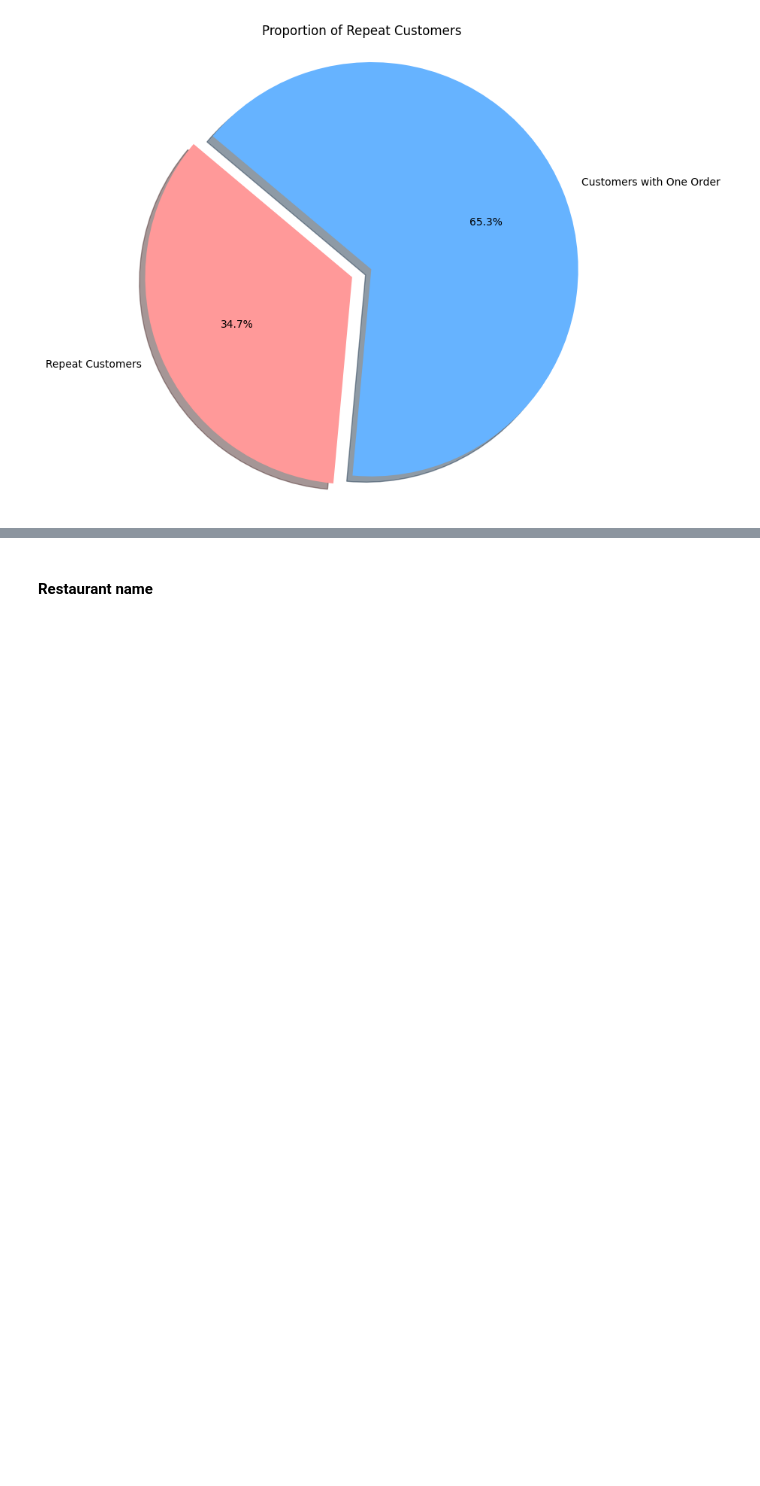
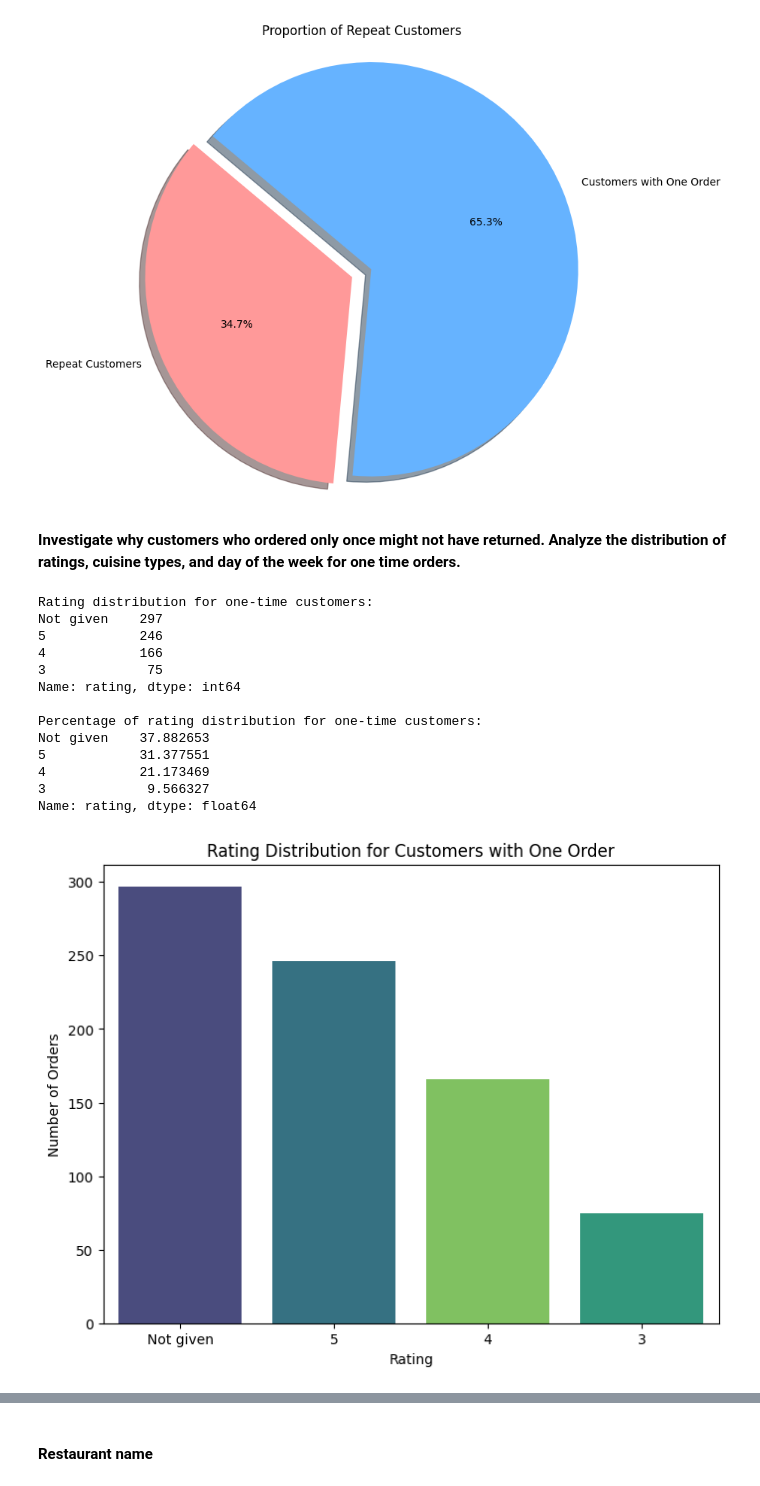
Before and after one commit to RashmiJK/PGP-AIML-FoodHub-EDA, a Jupyter notebook: analyze_foodhub_orders.ipynb, the cells around one changed output, grey strips where cells are left out. Drawn from its saved outputs; the diff is of its cells as text; code cells hidden in the pictures; blank space fills up the shorter version.

```diff
--- a/analyze_foodhub_orders.ipynb
+++ b/analyze_foodhub_orders.ipynb
@@ -274,3 +274,41 @@ plt.axis('equal')
 plt.show()
 # %% [output]
 [figure]
+# %% [markdown]
+**Investigate why customers who ordered only once might not have returned. Analyze the distribution of ratings, cuisine types, and day of the week for one time orders.**
+# %%
+# 1. Identify customers who have ordered only once
+customer_order_counts = df['customer_id'].value_counts()
+one_time_customer_ids = customer_order_counts[customer_order_counts == 1].index
+
+# Filter the DataFrame to include only orders from these one-time customers
+df_one_time = df[df['customer_id'].isin(one_time_customer_ids)].copy()
+# %%
+# 2. Analyze the distribution of ratings for one-time customers
+print("\nRating distribution for one-time customers:")
+print(df_one_time['rating'].value_counts())
+print("\nPercentage of rating distribution for one-time customers:")
+print(df_one_time['rating'].value_counts(normalize=True) * 100)
+
+# Visualize the rating distribution
+plt.figure(figsize=(8, 6))
+sns.countplot(data=df_one_time, x='rating', order=df_one_time['rating'].value_counts().index, palette='viridis', hue = 'rating', legend = False)
+plt.title('Rating Distribution for Customers with One Order')
+plt.xlabel('Rating')
+plt.ylabel('Number of Orders')
+plt.show()
+# %% [output]
+Rating distribution for one-time customers:
+Not given    297
+5            246
+4            166
+3             75
+Name: rating, dtype: int64
+
+Percentage of rating distribution for one-time customers:
+Not given    37.882653
+5            31.377551
+4            21.173469
+3             9.566327
+Name: rating, dtype: float64
+[figure, added]
```
Also changed, not shown: parts of 3 cells of this notebook.
